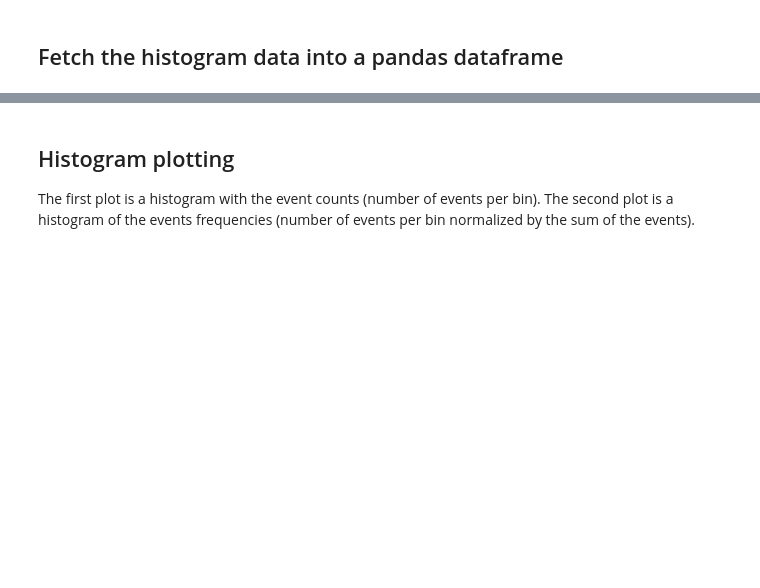
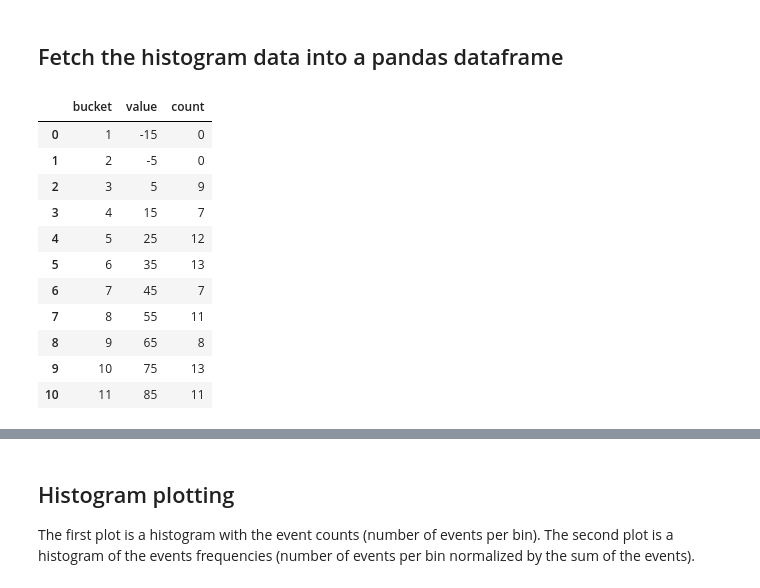
Before and after one commit to LucaCanali/Miscellaneous, a Jupyter notebook: Oracle_Jupyter/Oracle_histograms.ipynb, the cells around one changed output, grey strips where cells are left out. Saved outputs shown, nothing was run; the diff lists cells and outputs as text; code cells hidden in the pictures; blank space fills up the shorter version.

```diff
--- a/Oracle_Jupyter/Oracle_histograms.ipynb
+++ b/Oracle_Jupyter/Oracle_histograms.ipynb
@@ -90,17 +109,27 @@ order by bucket
 # %%
-import pandas as pd
+# query Oracle using ora_conn and put the result into a pandas Dataframe
+hist_pandasDF = pd.read_sql(query, engine)
 
-# query Oracle using ora_conn and put the result into a pandas Dataframe
-with oracledb.connect(user=db_user, password=db_pass, dsn=db_connect_string) as ora_conn:
-    hist_pandasDF = pd.read_sql(query, con=ora_conn)
-
-# Decription
+# Decription of the resulting dataframe
 #
 # BUCKET: the bucket number, range from 1 to bins (included)
 # VALUE: midpoint value of the given bucket
 # COUNT: number of values in the bucket
 
 hist_pandasDF
+# %% [output]
+|  | bucket | value | count |
+| 0 | 1 | -15 | 0 |
+| 1 | 2 | -5 | 0 |
+| 2 | 3 | 5 | 9 |
+| 3 | 4 | 15 | 7 |
+| 4 | 5 | 25 | 12 |
+| 5 | 6 | 35 | 13 |
+| 6 | 7 | 45 | 7 |
+| 7 | 8 | 55 | 11 |
+| 8 | 9 | 65 | 8 |
+| 9 | 10 | 75 | 13 |
+| 10 | 11 | 85 | 11 |
 # %%
 # Optionally normalize the event count into a frequency
 # dividing by the total number of events
```
Also changed, not shown: parts of 10 cells of this notebook, 5 other files.
